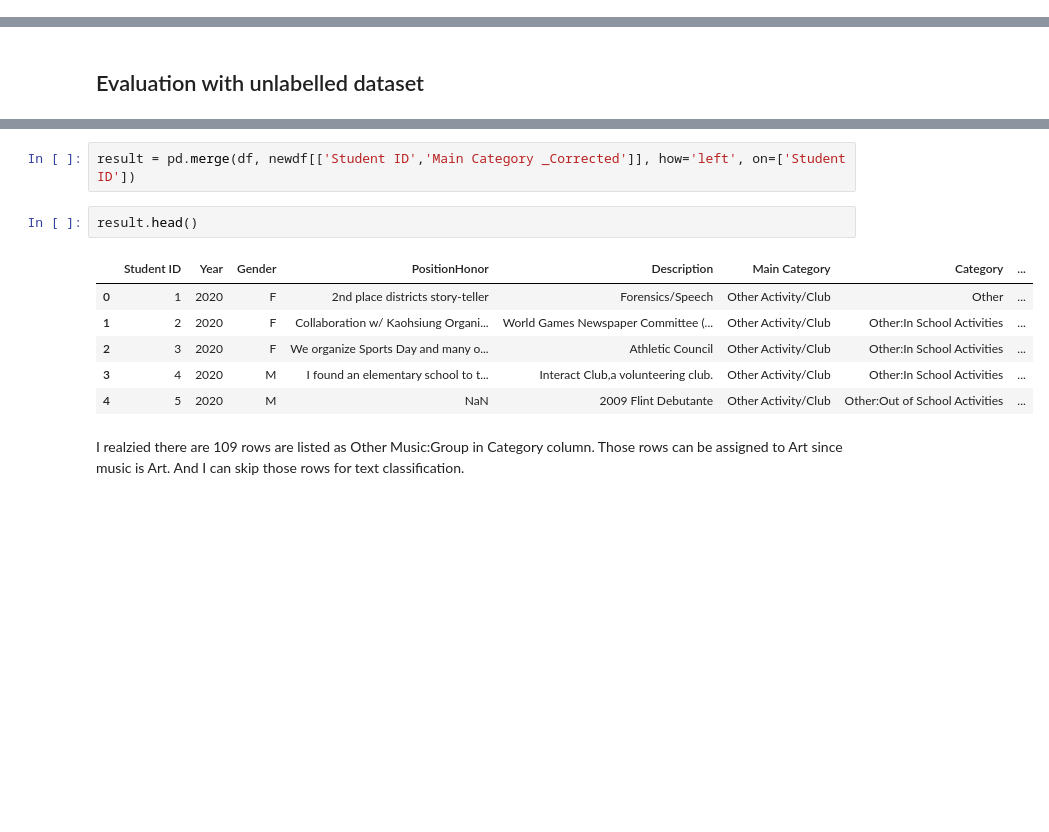
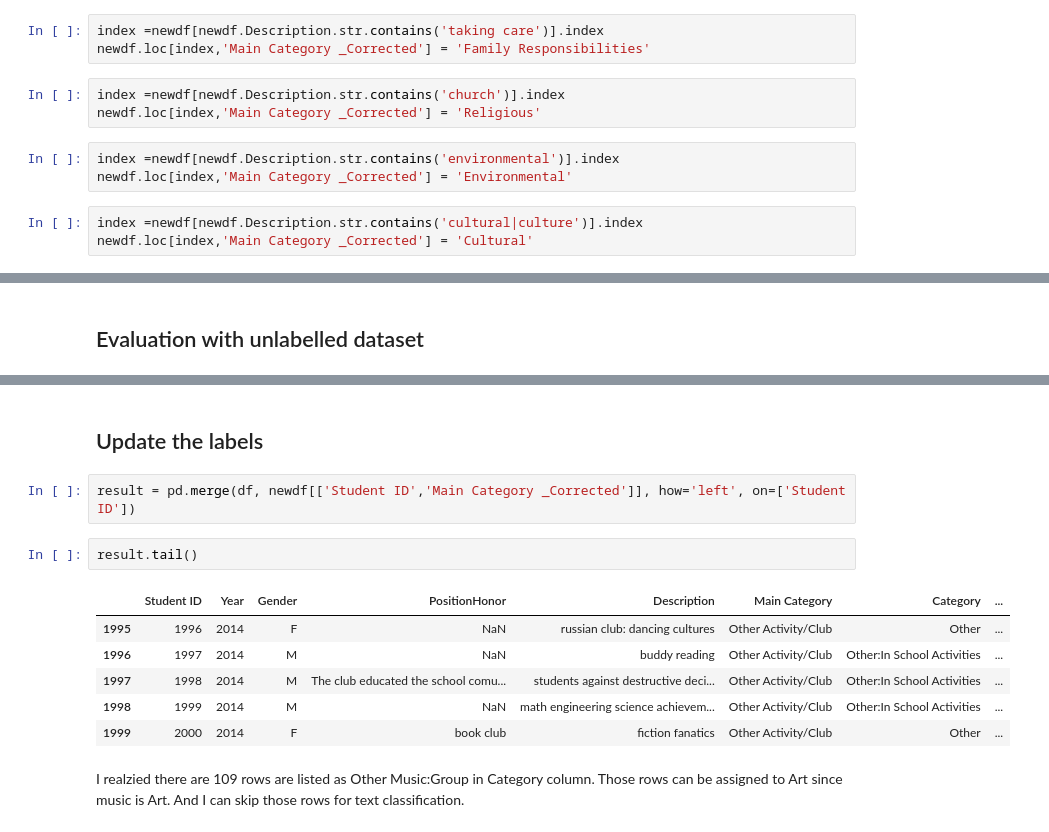
Before and after one commit to tianchu-shu/NLP, a Jupyter notebook: task2.ipynb, the cells around one changed output, grey strips where cells are left out. Drawn from its saved outputs; the diff is of its cells as text; blank space fills up the shorter version.

```diff
--- a/task2.ipynb
+++ b/task2.ipynb
@@ -356 +376,13 @@ index =newdf[newdf.Description.str.contains('Athletic')].index
 newdf.loc[index,'Main Category _Corrected'] = 'Athletics'
+# %%
+index =newdf[newdf.Description.str.contains('taking care')].index
+newdf.loc[index,'Main Category _Corrected'] = 'Family Responsibilities'
+# %%
+index =newdf[newdf.Description.str.contains('church')].index
+newdf.loc[index,'Main Category _Corrected'] = 'Religious'
+# %%
+index =newdf[newdf.Description.str.contains('environmental')].index
+newdf.loc[index,'Main Category _Corrected'] = 'Environmental'
+# %%
+index =newdf[newdf.Description.str.contains('cultural|culture')].index
+newdf.loc[index,'Main Category _Corrected'] = 'Cultural'
@@ -372,14 +421,16 @@ silhouette_score(text, labels=cls.predict(text))
+# %% [markdown]
+## Update the labels
 # %%
 result = pd.merge(df, newdf[['Student ID','Main Category _Corrected']], how='left', on=['Student ID'])
 # %%
-result.head()
+result.tail()
 # %% [output]
 |  | Student ID | Year | Gender | PositionHonor | Description | Main Category | Category | ... |
-| 0 | 1 | 2020 | F | 2nd place districts story-teller | Forensics/Speech | Other Activity/Club | Other | ... |
-| 1 | 2 | 2020 | F | Collaboration w/ Kaohsiung Organi... | World Games Newspaper Committee (... | Other Activity/Club | Other:In School Activities | ... |
-| 2 | 3 | 2020 | F | We organize Sports Day and many o... | Athletic Council | Other Activity/Club | Other:In School Activities | ... |
-| 3 | 4 | 2020 | M | I found an elementary school to t... | Interact Club,a volunteering club. | Other Activity/Club | Other:In School Activities | ... |
-| 4 | 5 | 2020 | M | NaN | 2009 Flint Debutante | Other Activity/Club | Other:Out of School Activities | ... |
+| 1995 | 1996 | 2014 | F | NaN | russian club: dancing cultures | Other Activity/Club | Other | ... |
+| 1996 | 1997 | 2014 | M | NaN | buddy reading | Other Activity/Club | Other:In School Activities | ... |
+| 1997 | 1998 | 2014 | M | The club educated the school comu... | students against destructive deci... | Other Activity/Club | Other:In School Activities | ... |
+| 1998 | 1999 | 2014 | M | NaN | math engineering science achievem... | Other Activity/Club | Other:In School Activities | ... |
+| 1999 | 2000 | 2014 | F | book club | fiction fanatics | Other Activity/Club | Other | ... |
 # %% [markdown]
 I realzied there are 109 rows are listed as Other Music:Group in Category column. Those rows can be assigned to Art since music is Art. And I can skip those rows for text classification.
 # %%
```
Also changed, not shown: parts of 29 cells of this notebook.
